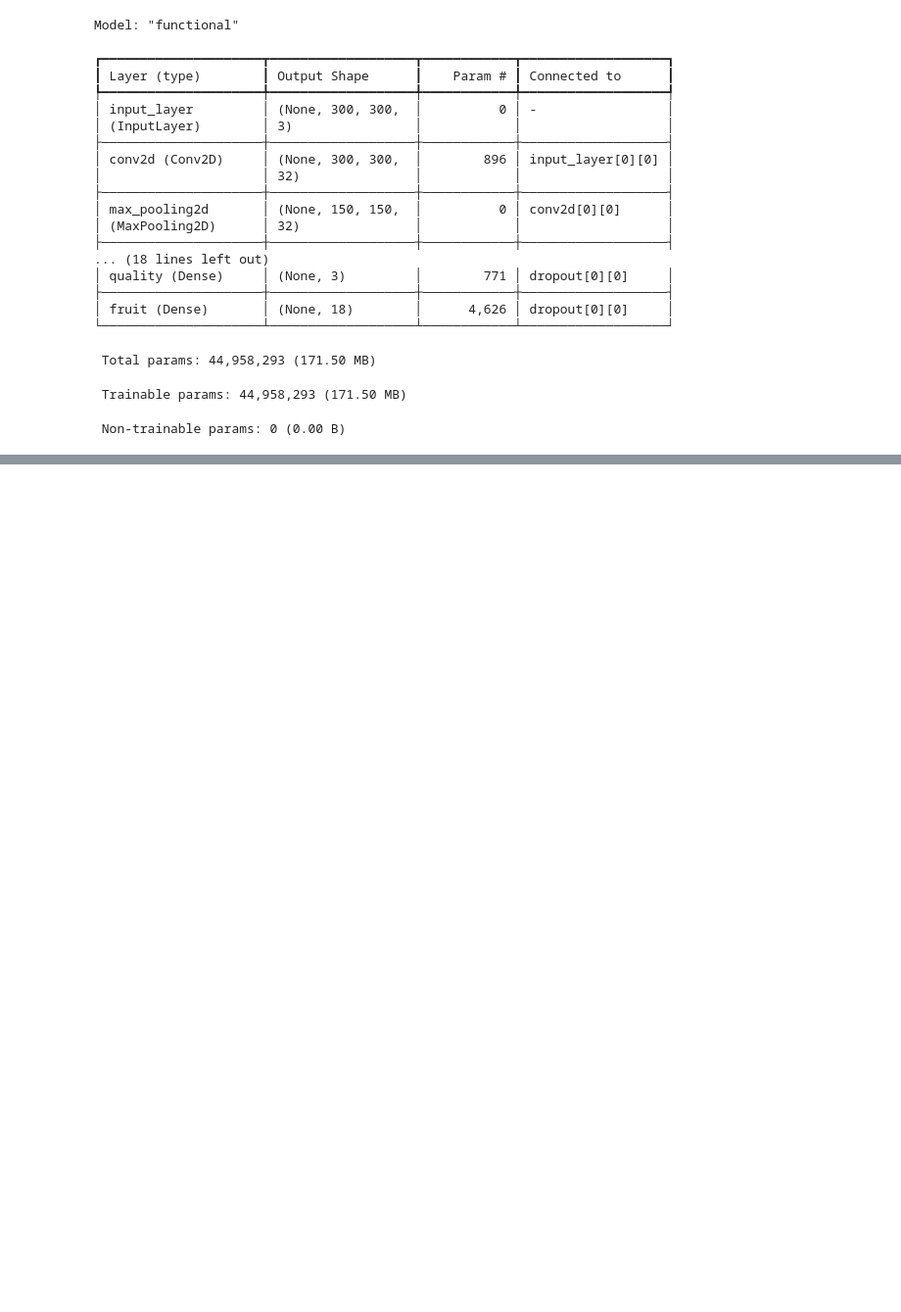
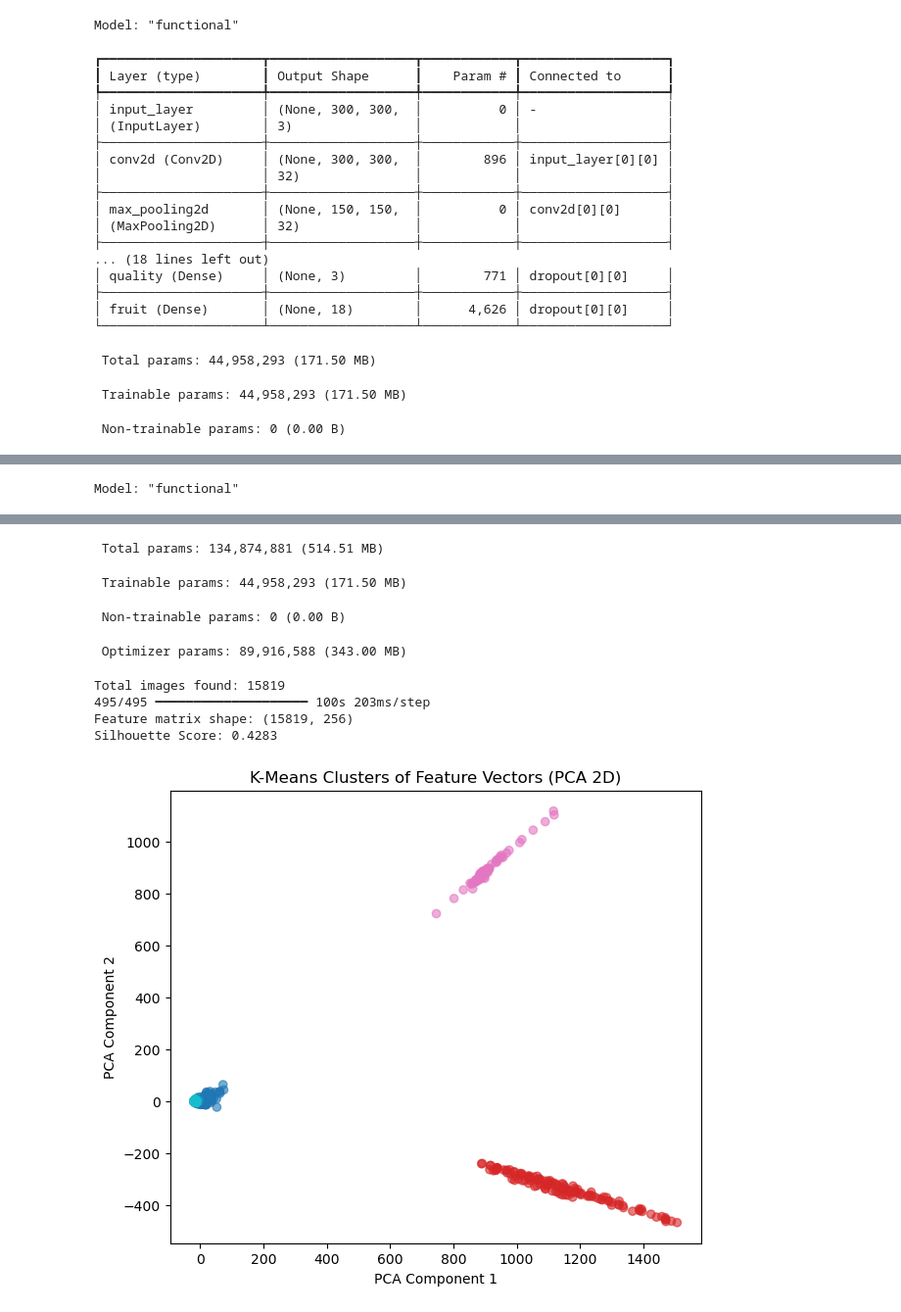
Before and after one commit to hans-aniket/test, a Jupyter notebook: notebooks/fruit_classification.ipynb, the cells around one changed output, grey strips where cells are left out. Shown at 98% size. Saved outputs shown, nothing was run; the diff lists cells and outputs as text; code cells hidden in the pictures; blank space fills up the shorter version.

```diff
--- a/notebooks/fruit_classification.ipynb
+++ b/notebooks/fruit_classification.ipynb
@@ -354,0 +361,66 @@ Predicted Fruit:      [17  8 10 15  7 17 17 13 16 17]
+# %%
+import os
+import tensorflow as tf
+from sklearn.cluster import KMeans
+from sklearn.metrics import silhouette_score
+from sklearn.decomposition import PCA
+import matplotlib.pyplot as plt
+
+# ─── 1. Load your saved model ─────────────────────────────────────────────────
+model = tf.keras.models.load_model('fruit_quality_model.keras')
+model.summary()  # just to confirm it loaded correctly
+
+# ─── 2. Create a feature extractor ─────────────────────────────────────────────
+#    We grab the layer 3rd from the end (the Dense before the two heads).
+feature_extractor = tf.keras.Model(
+    inputs=model.input,
+    outputs=model.layers[-3].output
+)
+
+# ─── 3. Gather all image paths ──────────────────────────────────────────────────
+dataset_root = "/home/aniket/fruit_shelf_life_project/data/FruitNet_Processed_Images/Processed_Images_Fruits"
+exts = ["jpg", "jpeg", "png"]
+all_paths = []
+for ext in exts:
+    pattern = os.path.join(dataset_root, "*", "*", f"*.{ext}")
+    all_paths.extend(tf.io.gfile.glob(pattern))
+
+print(f"Total images found: {len(all_paths)}")
+
+# ─── 4. Build a tf.data.Dataset of raw images ─────────────────────────────────
+def load_image(path):
+    img = tf.io.read_file(path)
+    img = tf.io.decode_jpeg(img, channels=3)
+    img = tf.image.resize(img, [300, 300])
+    img = tf.image.convert_image_dtype(img, tf.float32)
+    return img
+
+image_ds = tf.data.Dataset.from_tensor_slices(all_paths)
+image_ds = image_ds.map(load_image, num_parallel_calls=tf.data.AUTOTUNE)
+image_ds = image_ds.batch(32).prefetch(tf.data.AUTOTUNE)
+
+# ─── 5. Extract feature vectors ────────────────────────────────────────────────
+features = feature_extractor.predict(image_ds, verbose=1)
+print("Feature matrix shape:", features.shape)
+
+# ─── 6. K-Means clustering ─────────────────────────────────────────────────────
+n_clusters = 4
+kmeans = KMeans(n_clusters=n_clusters, random_state=0)
+clusters = kmeans.fit_predict(features)
+
+# ─── 7. Evaluate & visualize ───────────────────────────────────────────────────
+sil_score = silhouette_score(features, clusters)
+print(f"Silhouette Score: {sil_score:.4f}")
+
+# 2D PCA projection
+pca = PCA(n_components=2)
+coords = pca.fit_transform(features)
+
+plt.figure(figsize=(7,6))
+plt.scatter(coords[:,0], coords[:,1], c=clusters, cmap='tab10', alpha=0.6)
+plt.title("K-Means Clusters of Feature Vectors (PCA 2D)")
+plt.xlabel("PCA Component 1")
+plt.ylabel("PCA Component 2")
+plt.show()
+# %% [output]
+Model: "functional"
@@ -354,0 +444,9 @@ Predicted Fruit:      [17  8 10 15  7 17 17 13 16 17]
+ Total params: 134,874,881 (514.51 MB)
+ Trainable params: 44,958,293 (171.50 MB)
+ Non-trainable params: 0 (0.00 B)
+ Optimizer params: 89,916,588 (343.00 MB)
+Total images found: 15819
+495/495 ━━━━━━━━━━━━━━━━━━━━ 100s 203ms/step
+Feature matrix shape: (15819, 256)
+Silhouette Score: 0.4283
+[figure, added]
```
Also changed, not shown: parts of 11 cells of this notebook, 1 other file.
